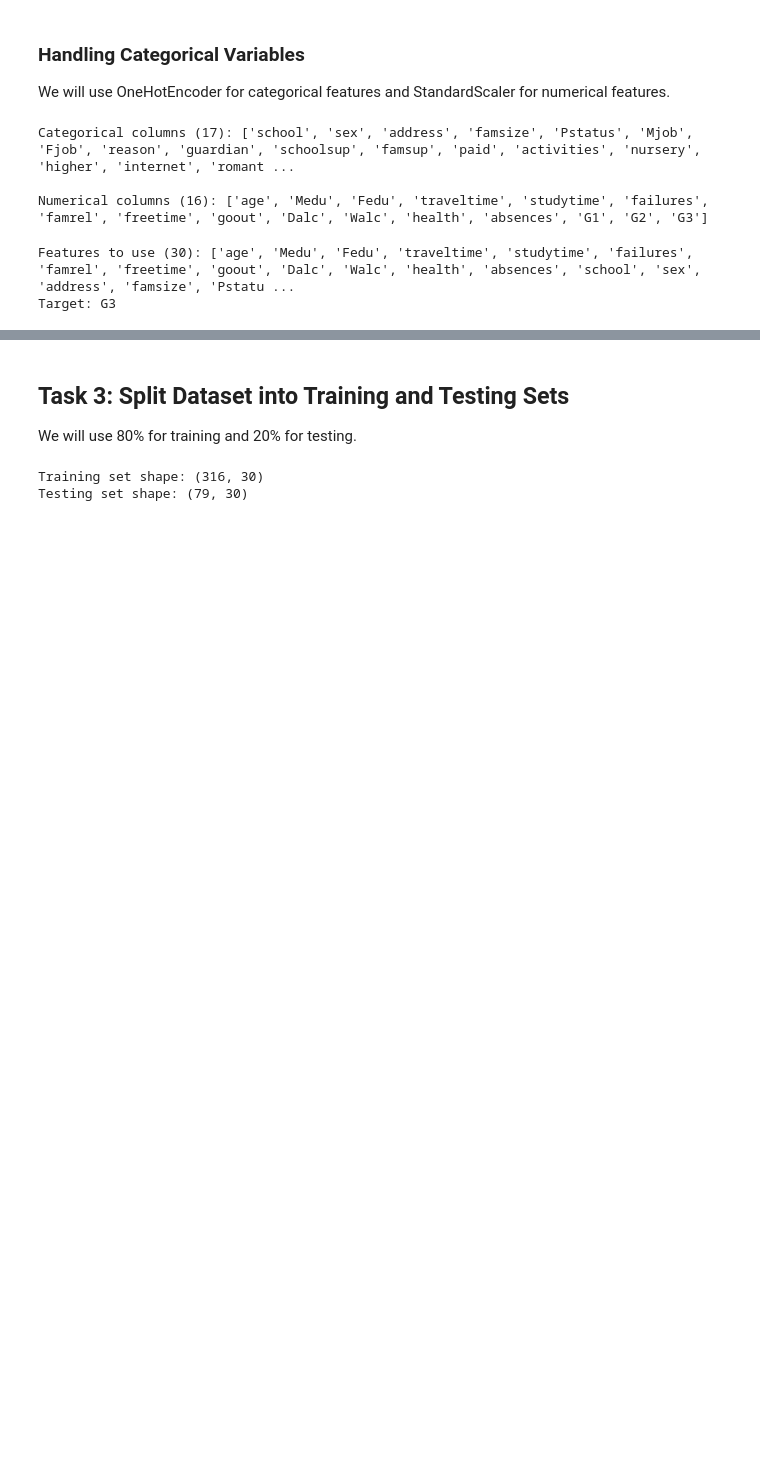
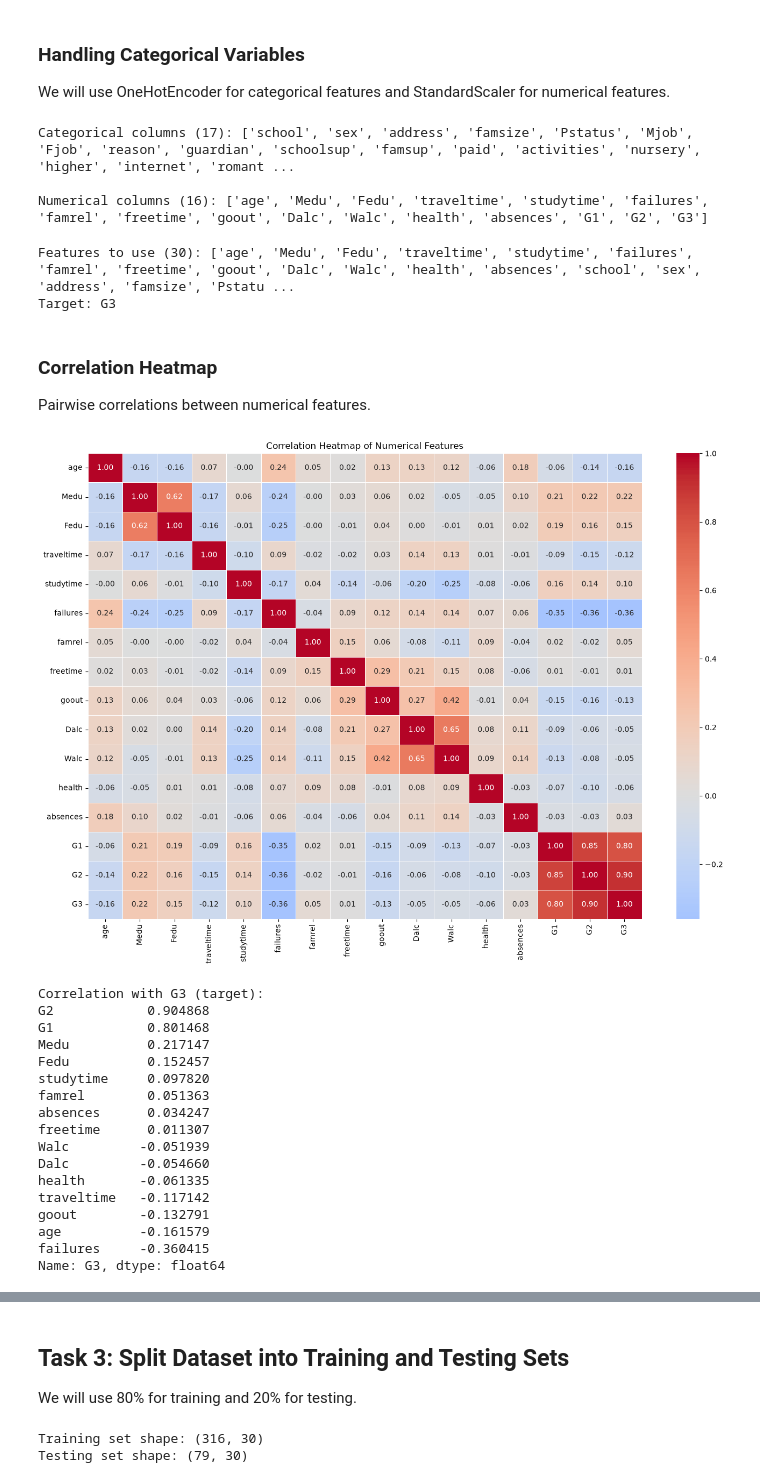
Before and after one commit to K1NGS1LVER/MCA_machine_learning, a Jupyter notebook: lab5/lab5_executed.ipynb, the cells around one changed output, grey strips where cells are left out. Saved outputs shown, nothing was run; the diff lists cells and outputs as text; code cells hidden in the pictures; blank space fills up the shorter version.

```diff
--- a/lab5/lab5_executed.ipynb
+++ b/lab5/lab5_executed.ipynb
@@ -118,3 +112,38 @@ print(f"Target: {target}")
 # %% [output]
 Features to use (30): ['age', 'Medu', 'Fedu', 'traveltime', 'studytime', 'failures', 'famrel', 'freetime', 'goout', 'Dalc', 'Walc', 'health', 'absences', 'school', 'sex', 'address', 'famsize', 'Pstatu ...
 Target: G3
+# %% [markdown]
+### Correlation Heatmap
+Pairwise correlations between numerical features.
+# %%
+# Correlation heatmap of numerical features
+plt.figure(figsize=(14, 10))
+corr_matrix = df[numerical_cols].corr()
+sns.heatmap(corr_matrix, annot=True, fmt=".2f", cmap="coolwarm", center=0, linewidths=0.5)
+plt.title("Correlation Heatmap of Numerical Features")
+plt.tight_layout()
+plt.show()
+
+# Identify which features are most predictive of G3
+target_corr = corr_matrix["G3"].drop("G3").sort_values(ascending=False)
+print("\nCorrelation with G3 (target):")
+print(target_corr)
+# %% [output]
+[figure, added]
+Correlation with G3 (target):
+G2            0.904868
+G1            0.801468
+Medu          0.217147
+Fedu          0.152457
+studytime     0.097820
+famrel        0.051363
+absences      0.034247
+freetime      0.011307
+Walc         -0.051939
+Dalc         -0.054660
+health       -0.061335
+traveltime   -0.117142
+goout        -0.132791
+age          -0.161579
+failures     -0.360415
+Name: G3, dtype: float64
```
Also changed, not shown: parts of 21 cells of this notebook, 7 other files.
